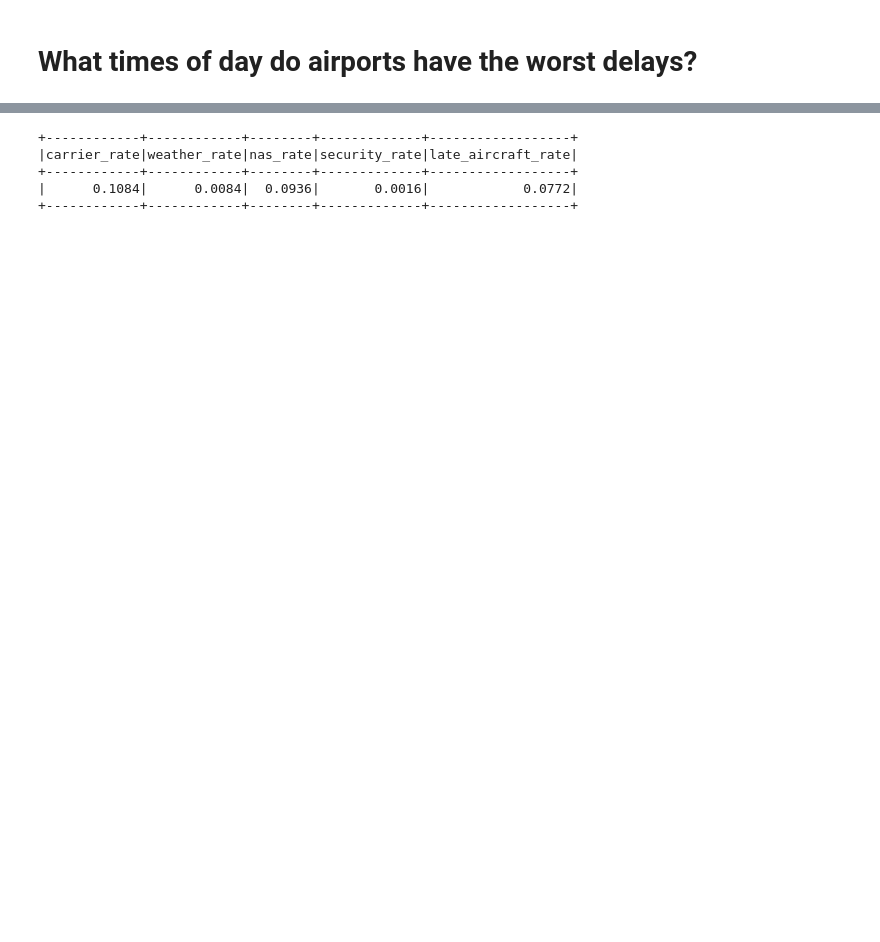
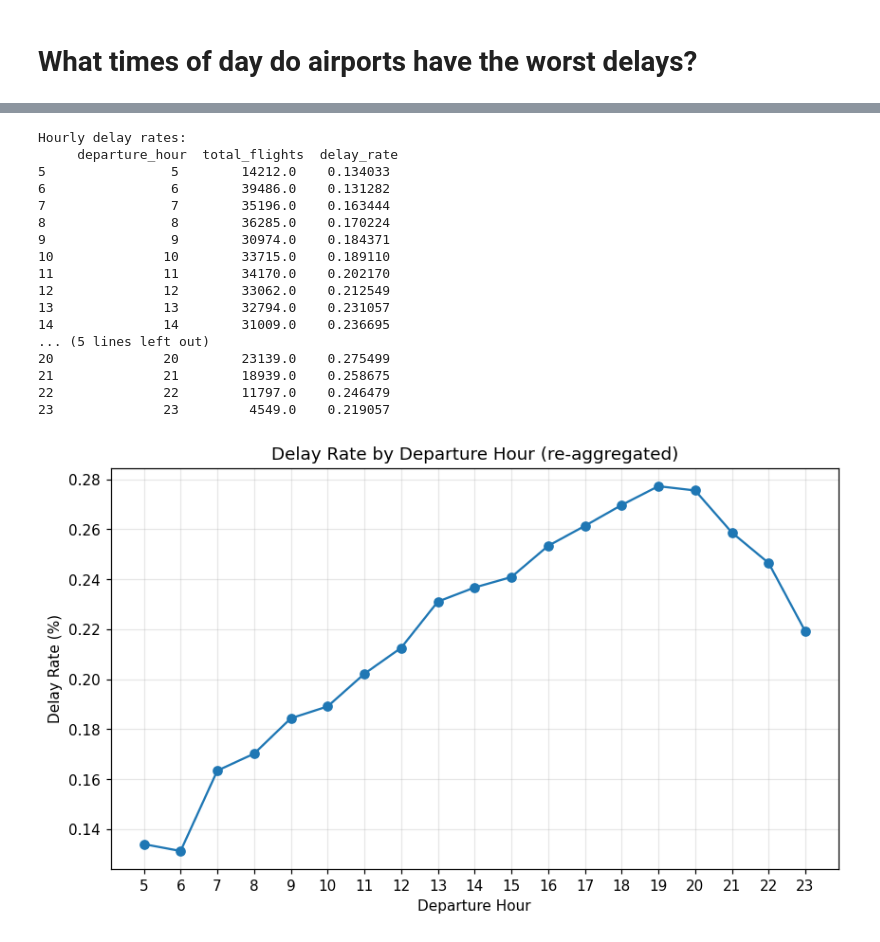
Before and after one commit to geoffreycloud/Flight-Delay-Prediction-Using-Apache-Spark, a Jupyter notebook: notebooks/eda.ipynb, the cells around one changed output, grey strips where cells are left out. Cells and saved outputs as stored; diff of their text form; code cells hidden in the pictures; blank space fills up the shorter version.

```diff
--- a/notebooks/eda.ipynb
+++ b/notebooks/eda.ipynb
@@ -131,33 +103,46 @@ only showing top 20 rows
-# %%
-# Create flags for each type of delay
-df_flags = sample.withColumn(
-    "carrier",
-    when(col("CARRIER_DELAY") > 0, 1).otherwise(0)
-).withColumn(
-    "weather",
-    when(col("WEATHER_DELAY") > 0, 1).otherwise(0)
-).withColumn(
-    "nas",
-    when(col("NAS_DELAY") > 0, 1).otherwise(0)
-).withColumn(
-    "security",
-    when(col("SECURITY_DELAY") > 0, 1).otherwise(0)
-).withColumn(
-    "late_aircraft",
-    when(col("LATE_AIRCRAFT_DELAY") > 0, 1).otherwise(0)
-)
-
-# Show the average delay rate for each type of delay
-df_flags.agg(
-    round(avg("carrier"), 4).alias("carrier_rate"),
-    round(avg("weather"), 4).alias("weather_rate"),
-    round(avg("nas"), 4).alias("nas_rate"),
-    round(avg("security"), 4).alias("security_rate"),
-    round(avg("late_aircraft"), 4).alias("late_aircraft_rate")
-).show()
-# %% [output]
-+------------+------------+--------+-------------+------------------+
-|carrier_rate|weather_rate|nas_rate|security_rate|late_aircraft_rate|
-+------------+------------+--------+-------------+------------------+
-|      0.1084|      0.0084|  0.0936|       0.0016|            0.0772|
-+------------+------------+--------+-------------+------------------+
+# %%
+# Hourly delay rates
+hourly = load_all("hourly_delays")
+hourly_agg = (
+    hourly.groupby("departure_hour")
+    .apply(lambda g: pd.Series({
+        "total_flights": g["total_flights"].sum(),
+        # weighted average delay rate by flight volume
+        "delay_rate": (g["delay_rate"] * g["total_flights"]).sum() / g["total_flights"].sum(),
+    }))
+    .reset_index()
+    .sort_values("departure_hour")
+)
+
+# Exclude hours 0-4: very low flight volume
+hourly_agg = hourly_agg[hourly_agg["departure_hour"] >= 5]
+
+print("\nHourly delay rates:\n", hourly_agg)
+
+plt.figure(figsize=(9, 5))
+plt.plot(hourly_agg["departure_hour"], hourly_agg["delay_rate"], marker="o")
+plt.xlabel("Departure Hour")
+plt.ylabel("Delay Rate (%)")
+plt.title("Delay Rate by Departure Hour (re-aggregated)")
+plt.xticks(hourly_agg["departure_hour"])
+plt.grid(alpha=0.3)
+plt.show()
+# %% [output]
+Hourly delay rates:
+     departure_hour  total_flights  delay_rate
+5                5        14212.0    0.134033
+6                6        39486.0    0.131282
+7                7        35196.0    0.163444
+8                8        36285.0    0.170224
+9                9        30974.0    0.184371
+10              10        33715.0    0.189110
+11              11        34170.0    0.202170
+12              12        33062.0    0.212549
+13              13        32794.0    0.231057
+14              14        31009.0    0.236695
+... (5 lines left out)
+20              20        23139.0    0.275499
+21              21        18939.0    0.258675
+22              22        11797.0    0.246479
+23              23         4549.0    0.219057
+[figure, added]
```
Also changed, not shown: parts of 12 cells of this notebook.
